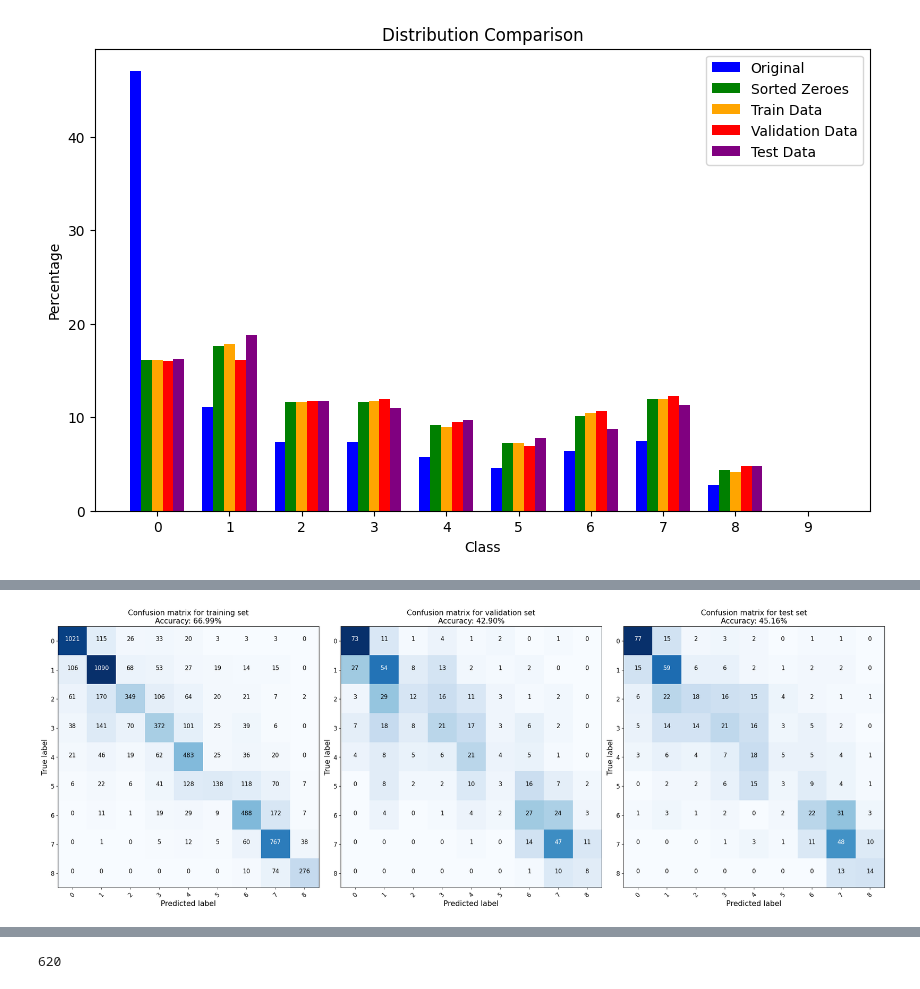
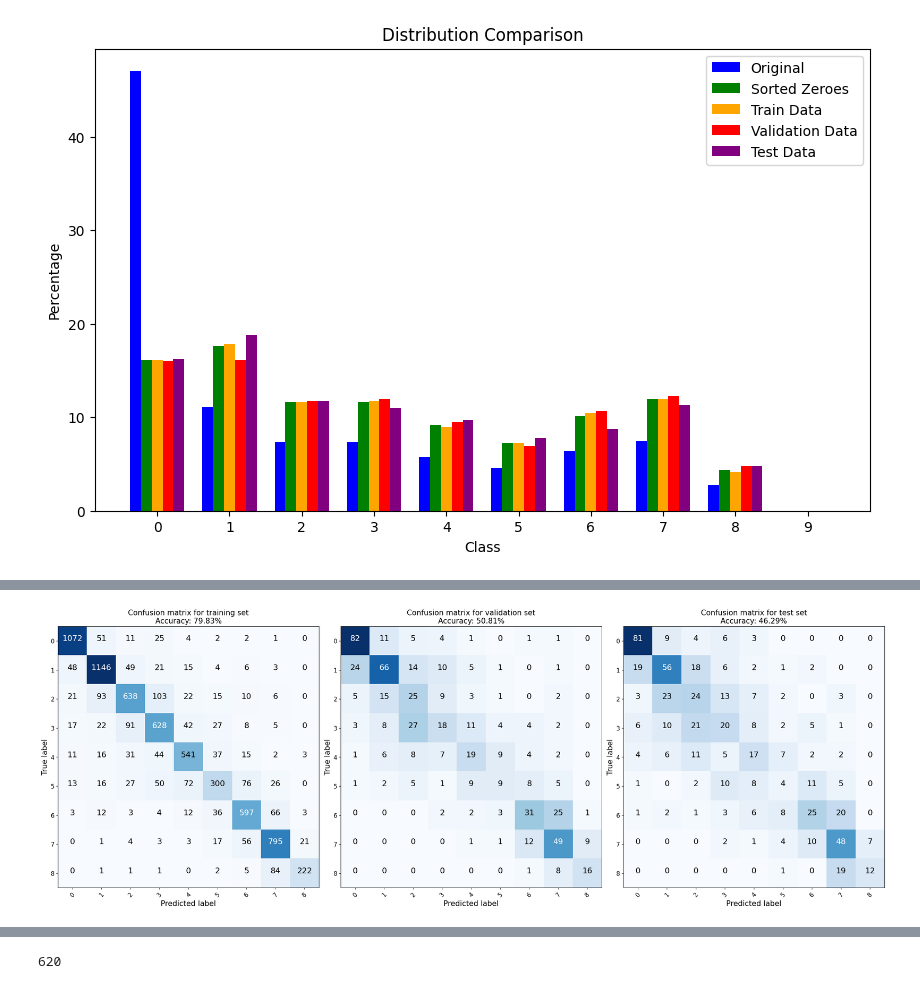
Before and after one commit to SpilmesterMurtin/Deep-Learning-Project---Determine-Lodging-Scores-Using-Convolutional-Neural-Neetwork, a Jupyter notebook: LoadAndPlotBestModel.ipynb, the cells around one changed output, grey strips where cells are left out. Cells and saved outputs as stored; diff of their text form; code cells hidden in the pictures.

```diff
--- a/LoadAndPlotBestModel.ipynb
+++ b/LoadAndPlotBestModel.ipynb
@@ -274,14 +273,37 @@ NeuralNetwork(
 # %%
-cm1, acc1 = df.create_confusion_matrix(trainDataloader, bestnet, device=device)
+num_classes = 9
+bestnet = NeuralNetwork()
+
+
+path_model = "models/0.5factor/best_model_stateAcc0.508epoch89.0.pt"
+bestnet.load_state_dict(torch.load(path_model))
+bestnet.to(device)
+cm1, acc1 = create_confusion_matrix(trainDataloader, bestnet, device=device)
 title1 = 'Confusion matrix for training set'
+num_classes = 9
+bestnet = NeuralNetwork()
+
+
+bestnet.load_state_dict(torch.load(path_model))
+bestnet.to(device)
 
 cm2, acc2 = df.create_confusion_matrix(valDataloader, bestnet, device=device)
 title2 = 'Confusion matrix for validation set'
+num_classes = 9
+bestnet = NeuralNetwork()
 
+
+bestnet.load_state_dict(torch.load(path_model))
+bestnet.to(device)
 cm3, acc3 = df.create_confusion_matrix(testDataloader, bestnet, device=device)
 title3 = 'Confusion matrix for test set'
+num_classes = 9
+bestnet = NeuralNetwork()
 
+
+bestnet.load_state_dict(torch.load(path_model))
+bestnet.to(device)
 df.plot_3_confusion_matrices(cm1, cm2, cm3, acc1, acc2, acc3, num_classes, title1, title2, title3)
 # %% [output]
-[figure, old version]
+[figure, new version]
 # %%
```
Also changed, not shown: parts of 6 cells of this notebook, 2 other files.
